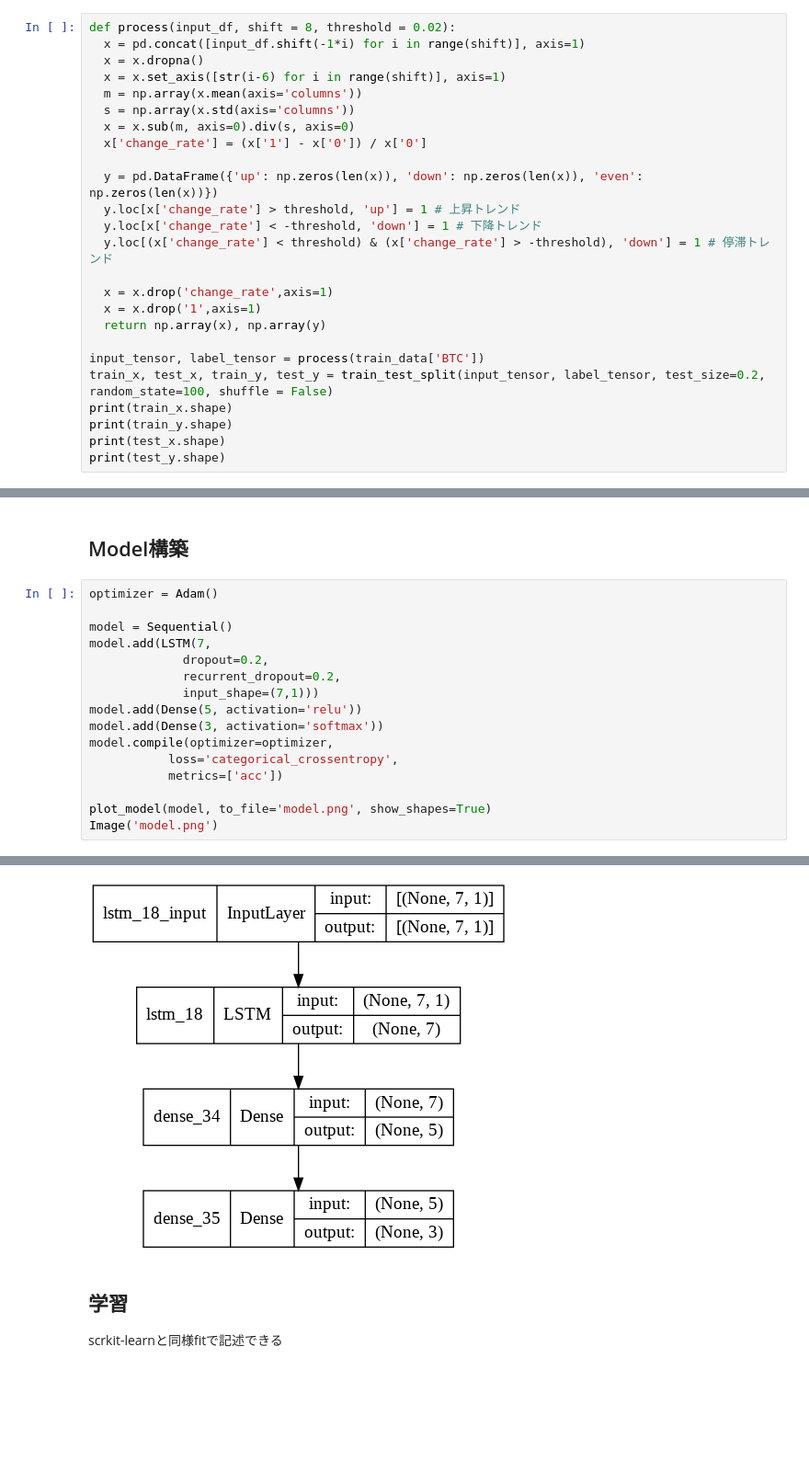
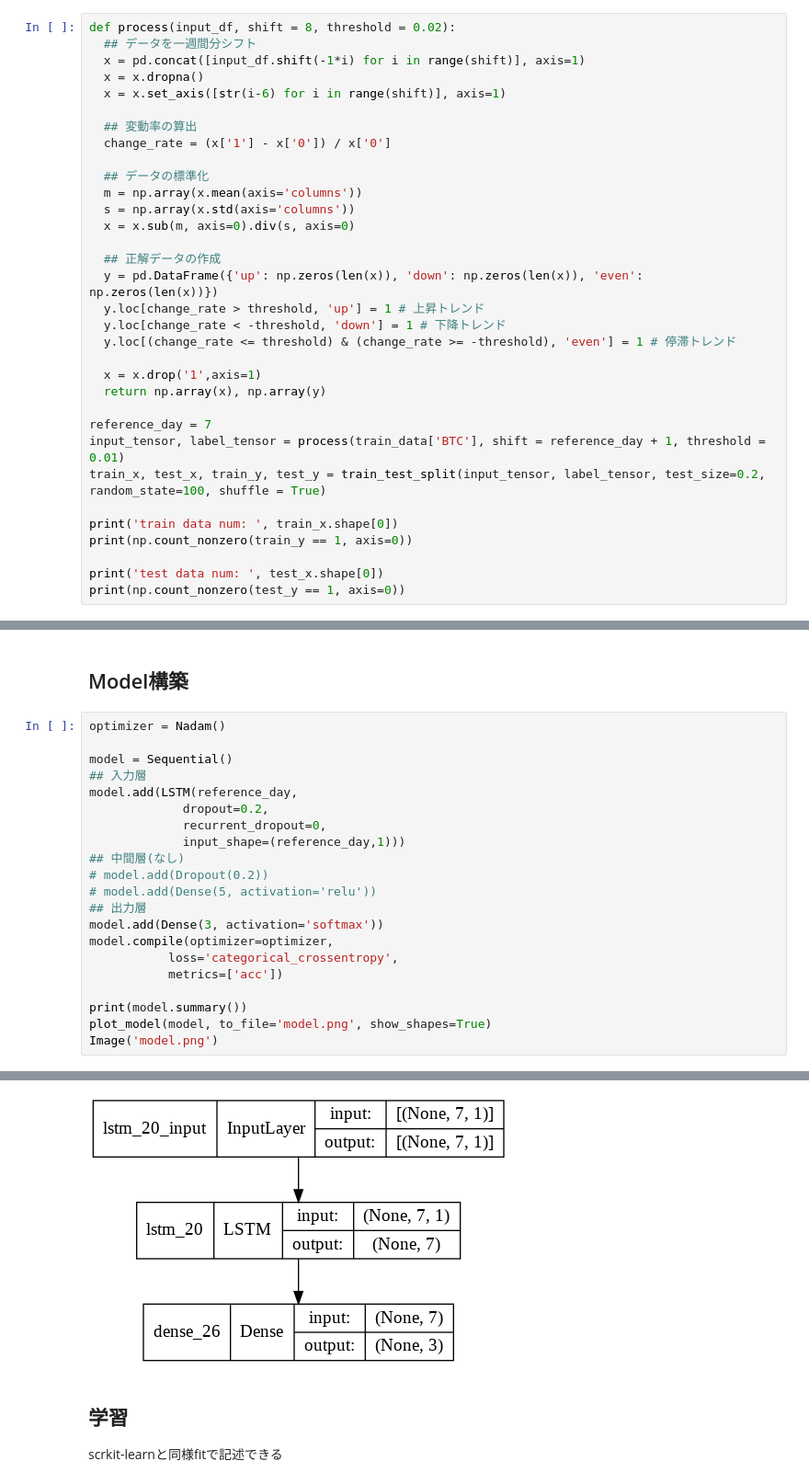
Before and after one commit to tonchan1216/bitbot, a Jupyter notebook: notebook/predict_trend.ipynb, the cells around one changed output, grey strips where cells are left out. Shown at 92% size. Saved outputs shown, nothing was run; the diff lists cells and outputs as text; blank space fills up the shorter version.

```diff
--- a/notebook/predict_trend.ipynb
+++ b/notebook/predict_trend.ipynb
@@ -29,27 +29,35 @@ shift =>
 threashold => 上昇率N％以上で、上昇。下降率N％以下で、下降。それ以外は停滞
 # %%
 def process(input_df, shift = 8, threshold = 0.02):
+  ## データを一週間分シフト
   x = pd.concat([input_df.shift(-1*i) for i in range(shift)], axis=1)
   x = x.dropna()
   x = x.set_axis([str(i-6) for i in range(shift)], axis=1)
+
+  ## 変動率の算出
+  change_rate = (x['1'] - x['0']) / x['0']
+
+  ## データの標準化
   m = np.array(x.mean(axis='columns'))
   s = np.array(x.std(axis='columns'))
   x = x.sub(m, axis=0).div(s, axis=0)
-  x['change_rate'] = (x['1'] - x['0']) / x['0']
 
+  ## 正解データの作成
   y = pd.DataFrame({'up': np.zeros(len(x)), 'down': np.zeros(len(x)), 'even': np.zeros(len(x))})
-  y.loc[x['change_rate'] > threshold, 'up'] = 1 # 上昇トレンド
-  y.loc[x['change_rate'] < -threshold, 'down'] = 1 # 下降トレンド
-  y.loc[(x['change_rate'] < threshold) & (x['change_rate'] > -threshold), 'down'] = 1 # 停滞トレンド
+  y.loc[change_rate > threshold, 'up'] = 1 # 上昇トレンド
+  y.loc[change_rate < -threshold, 'down'] = 1 # 下降トレンド
+  y.loc[(change_rate <= threshold) & (change_rate >= -threshold), 'even'] = 1 # 停滞トレンド
 
-  x = x.drop('change_rate',axis=1)
   x = x.drop('1',axis=1)
   return np.array(x), np.array(y)
 
-input_tensor, label_tensor = process(train_data['BTC'])
-train_x, test_x, train_y, test_y = train_test_split(input_tensor, label_tensor, test_size=0.2, random_state=100, shuffle = False)
-print(train_x.shape)
-print(train_y.shape)
-print(test_x.shape)
-print(test_y.shape)
+reference_day = 7
+input_tensor, label_tensor = process(train_data['BTC'], shift = reference_day + 1, threshold = 0.01)
+train_x, test_x, train_y, test_y = train_test_split(input_tensor, label_tensor, test_size=0.2, random_state=100, shuffle = True)
+
+print('train data num: ', train_x.shape[0])
+print(np.count_nonzero(train_y == 1, axis=0))
+
+print('test data num: ', test_x.shape[0])
+print(np.count_nonzero(test_y == 1, axis=0))
 # %% [output]
@@ -60,19 +68,24 @@ print(test_y.shape)
 # %% [markdown]
 ## Model構築
 # %%
-optimizer = Adam()
+optimizer = Nadam()
 
 model = Sequential()
-model.add(LSTM(7,
+## 入力層
+model.add(LSTM(reference_day,
              dropout=0.2,
-             recurrent_dropout=0.2,
-             input_shape=(7,1)))
-model.add(Dense(5, activation='relu'))
+             recurrent_dropout=0,
+             input_shape=(reference_day,1)))
+## 中間層(なし)
+# model.add(Dropout(0.2))
+# model.add(Dense(5, activation='relu'))
+## 出力層
 model.add(Dense(3, activation='softmax'))
 model.compile(optimizer=optimizer,
            loss='categorical_crossentropy',
            metrics=['acc'])
 
+print(model.summary())
 plot_model(model, to_file='model.png', show_shapes=True)
 Image('model.png')
 # %% [output]
@@ -79,4 +106,4 @@ Image('model.png')
-[figure, old version]
+[figure, new version]
 # %% [markdown]
 ## 学習
 
```
Also changed, not shown: parts of 7 cells of this notebook.
